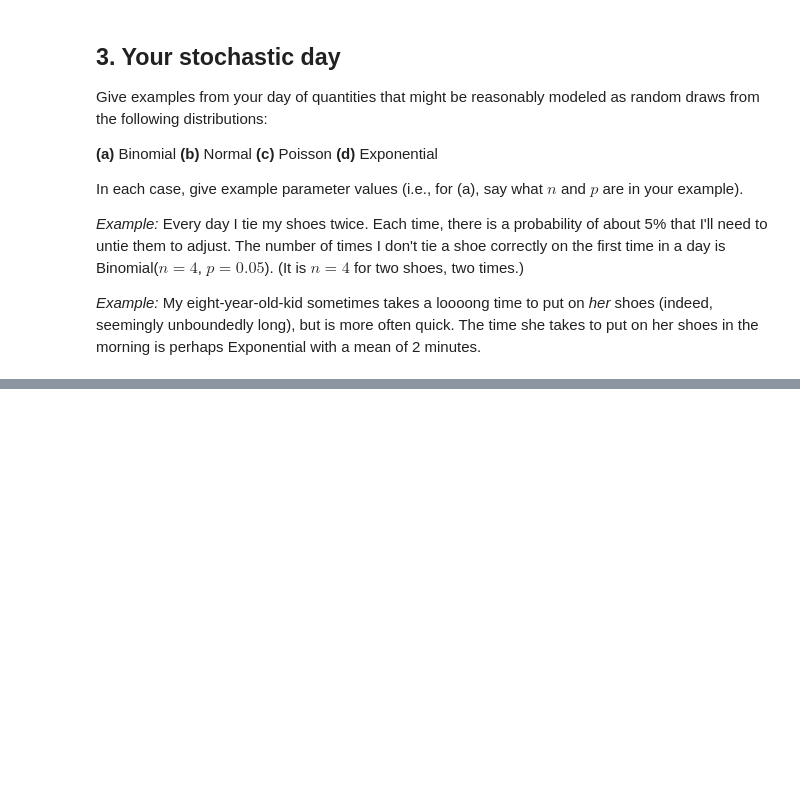
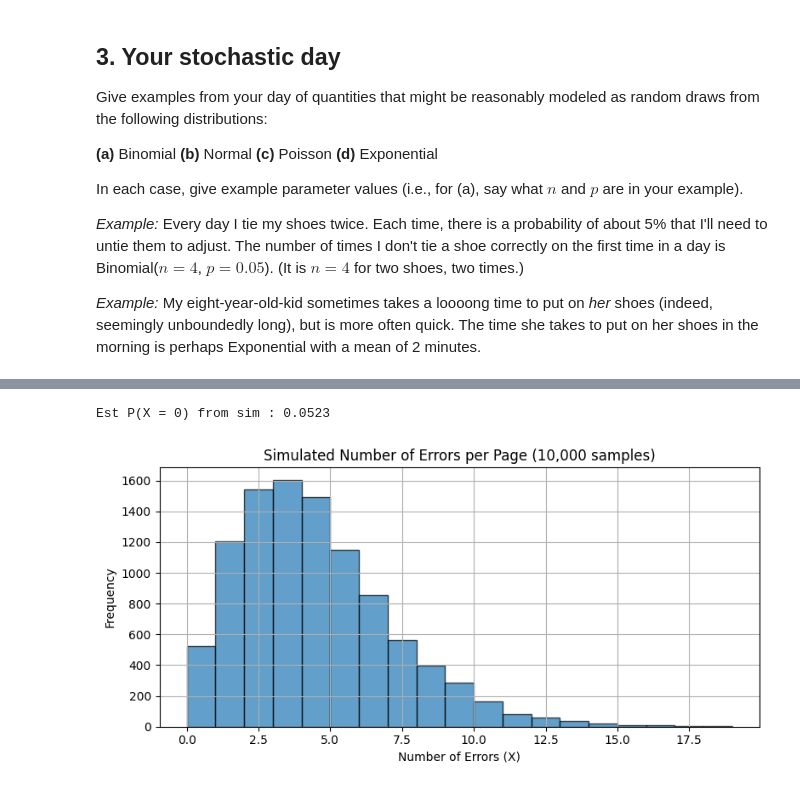
Before and after one commit to vikthebrik/DSCI-MATH-345, a Jupyter notebook: HW2/HW02.ipynb, the cells around one changed output, grey strips where cells are left out. Cells and saved outputs as stored; diff of their text form; code cells hidden in the pictures; blank space fills up the shorter version.

```diff
--- a/HW2/HW02.ipynb
+++ b/HW2/HW02.ipynb
@@ -171,0 +270,27 @@ To do this, write down the integral which averages your expression for (a) over
+# %%
+#d
+
+#Given sim size
+n = 10000
+#First sim R ~ Gamme(shape =5, sacle = 4)
+r_samp = rng.gamma(shape=5, scale=4, size=n)
+#Next for each R, sim X ~ Poisson(lambda = R/5)
+x_samp = rng.poisson(lam=(r_samp / 5))
+#Decide the # of errors with bool oper == 0
+prob_no_errors = np.mean(x_samp == 0)
+
+print(f"Est P(X = 0) from sim : {prob_no_errors:.4f}")
+
+
+# Plot histogram of simulated error counts(SIMPLY FOR VISUALIZATION)
+plt.figure(figsize=(8, 4))
+plt.hist(x_samp, bins=range(0, 20), edgecolor='black', alpha=0.7)
+plt.title("Simulated Number of Errors per Page (10,000 samples)")
+plt.xlabel("Number of Errors (X)")
+plt.ylabel("Frequency")
+plt.grid(True)
+plt.tight_layout()
+plt.show()
+# %% [output]
+Est P(X = 0) from sim : 0.0523
+[figure, added]
```
Also changed, not shown: parts of 8 cells of this notebook.
